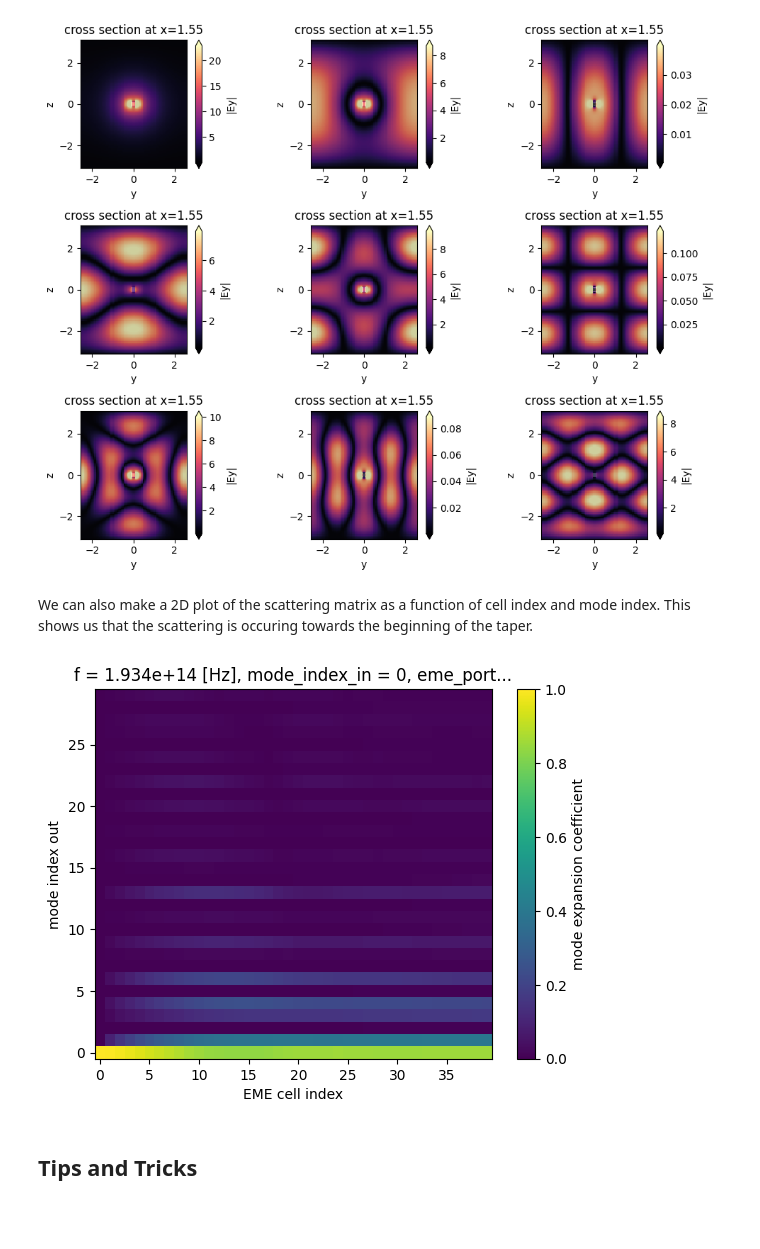
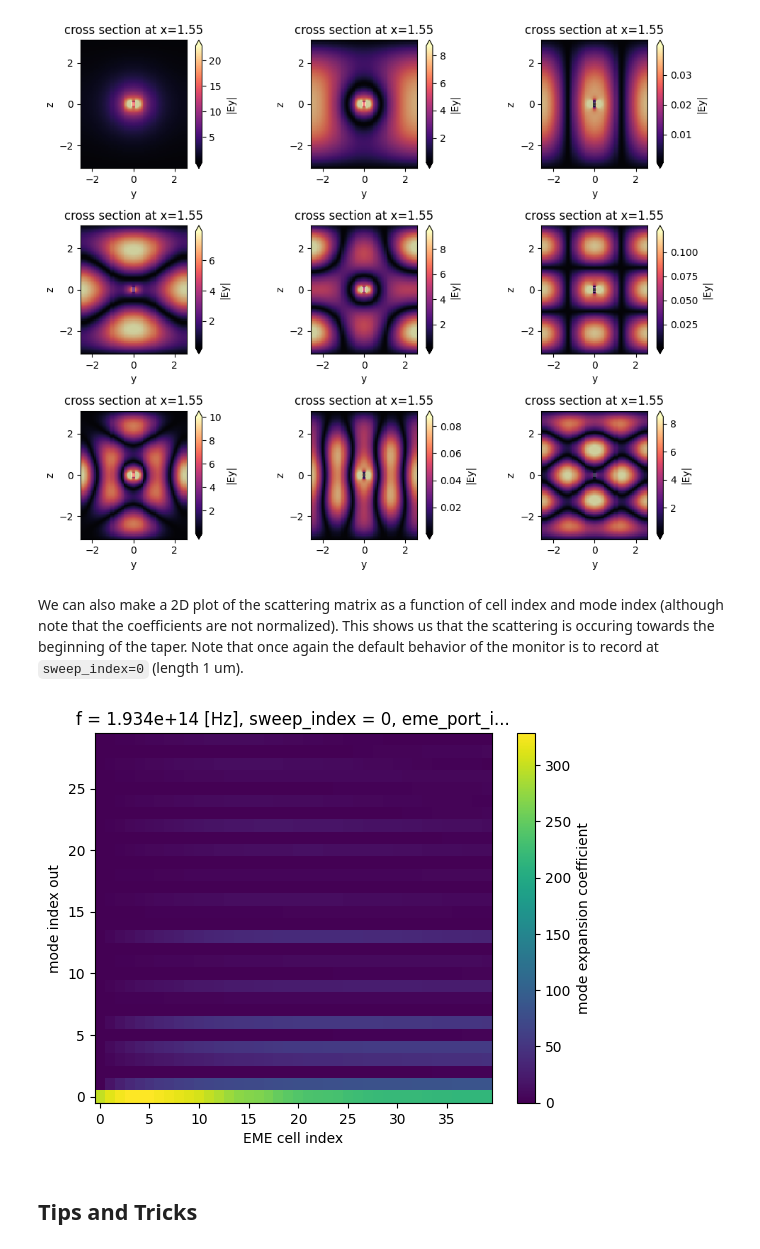
Before and after one commit to flexcompute/tidy3d-notebooks, a Jupyter notebook: EMESolver.ipynb, the cells around one changed output. Cells and saved outputs as stored; diff of their text form; code cells hidden in the pictures; blank space fills up the shorter version.

Commit message:
EMESolver: clarify monitor behavior and other minor revisions

```diff
--- a/EMESolver.ipynb
+++ b/EMESolver.ipynb
@@ -30,7 +28,7 @@ As a first example, we look at evanescent coupling between a pair of waveguides.
 We first define the materials and geometries present in the simulation.
 # %%
 si = td.material_library["cSi"]["Li1993_293K"]
-sio2 = td.material_library["SiO2"]["Horiba"]
+sio2 = td.material_library["SiO2"]["Palik_Lossless"]
 
 l = 6
 h = 0.22
@@ -328,12 +330,12 @@ plt.show()
 # %% [output]
 [figure]
 # %% [markdown]
-We can also make a 2D plot of the scattering matrix as a function of cell index and mode index. This shows us that the scattering is occuring towards the beginning of the taper.
+We can also make a 2D plot of the scattering matrix as a function of cell index and mode index (although note that the coefficients are not normalized). This shows us that the scattering is occuring towards the beginning of the taper. Note that once again the default behavior of the monitor is to record at `sweep_index=0` (length 1 um).
 # %%
-eme_sim_data["coeffs"].A.sel(mode_index_in=0, eme_port_index=0).abs.plot()
+eme_sim_data["coeffs"].A.sel(mode_index_in=0, eme_port_index=0).abs.plot(x="eme_cell_index")
 plt.show()
 # %% [output]
-[figure, old version]
+[figure, new version]
 # %% [markdown]
 ## Tips and Tricks
 # %% [markdown]
```
Also changed, not shown: parts of 11 cells of this notebook.
